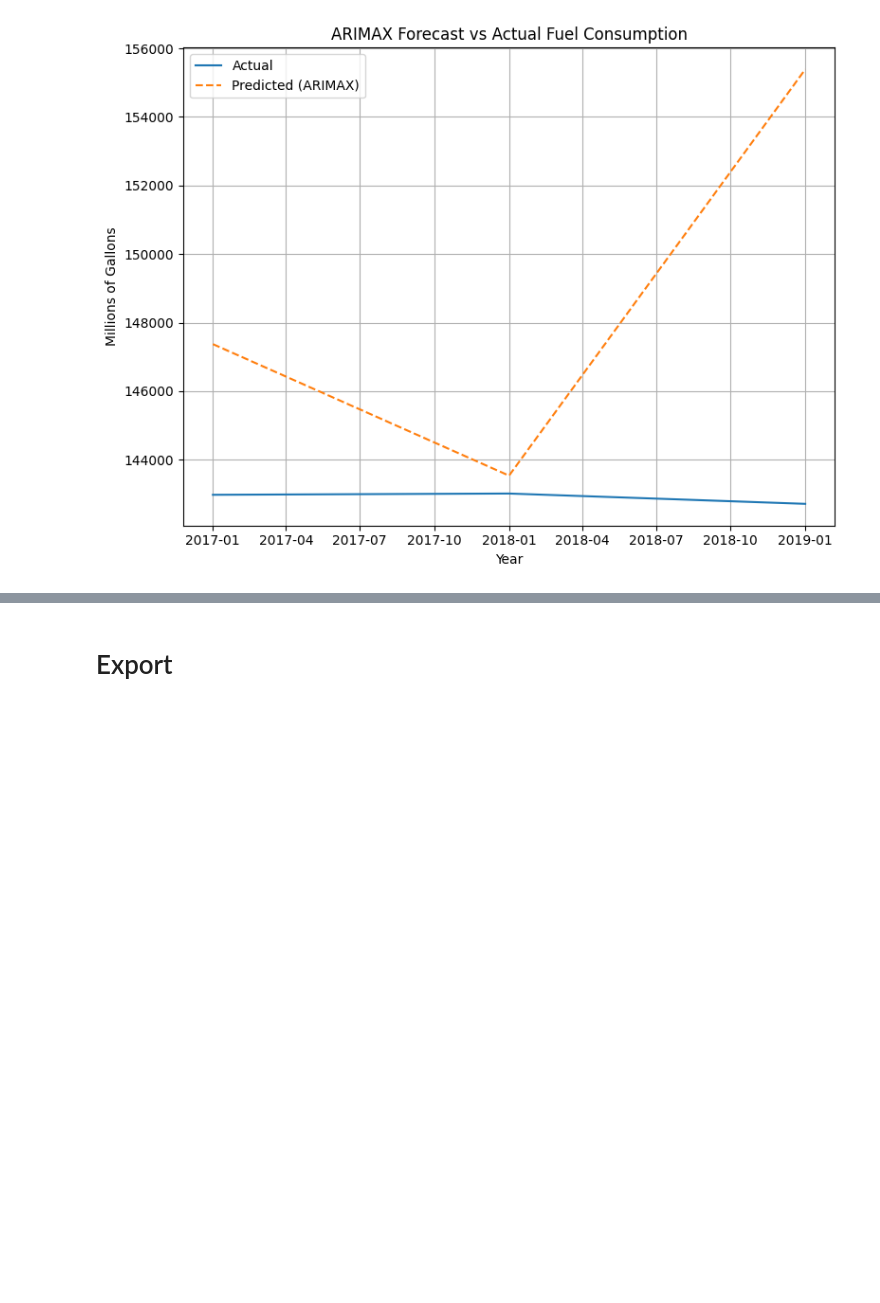
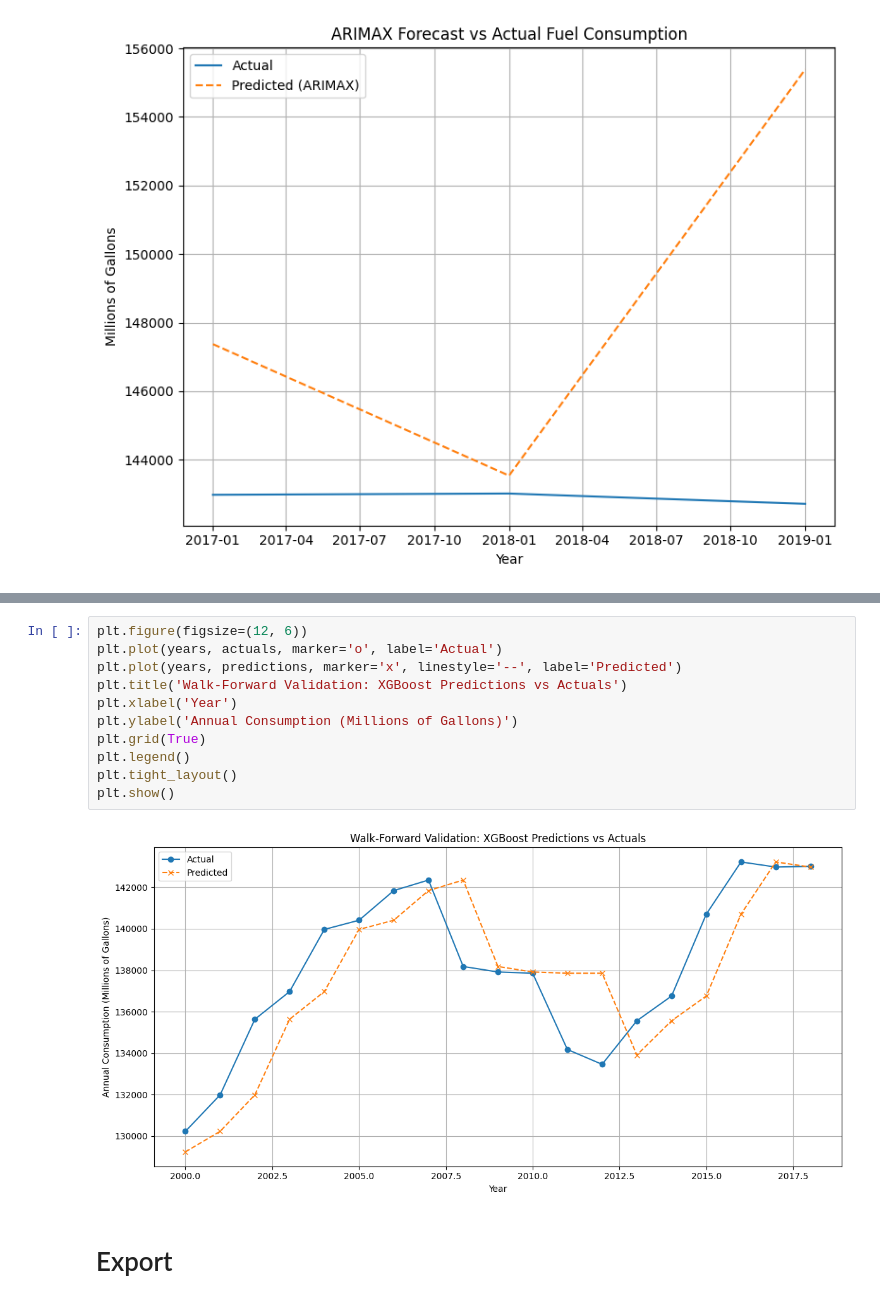
Before and after one commit to nikolasleeb/INFO523_FinalProject, a Jupyter notebook: FEVRC_Analysis/FEVRC_Notebook(17-19).ipynb, the cells around one changed output, grey strips where cells are left out. Drawn from its saved outputs; the diff is of its cells as text; blank space fills up the shorter version.

Commit message:
implemented XGBoost and Walk-Forward Validation in FEVRC Notebooks

```diff
--- a/FEVRC_Analysis/FEVRC_Notebook(17-19).ipynb
+++ b/FEVRC_Analysis/FEVRC_Notebook(17-19).ipynb
@@ -350,3 +395,16 @@ plt.show()
+# %%
+plt.figure(figsize=(12, 6))
+plt.plot(years, actuals, marker='o', label='Actual')
+plt.plot(years, predictions, marker='x', linestyle='--', label='Predicted')
+plt.title('Walk-Forward Validation: XGBoost Predictions vs Actuals')
+plt.xlabel('Year')
+plt.ylabel('Annual Consumption (Millions of Gallons)')
+plt.grid(True)
+plt.legend()
+plt.tight_layout()
+plt.show()
+# %% [output]
+[figure, added]
 # %% [markdown]
 # Export
 # %%
```
Also changed, not shown: parts of 2 cells of this notebook, 1 other file.
